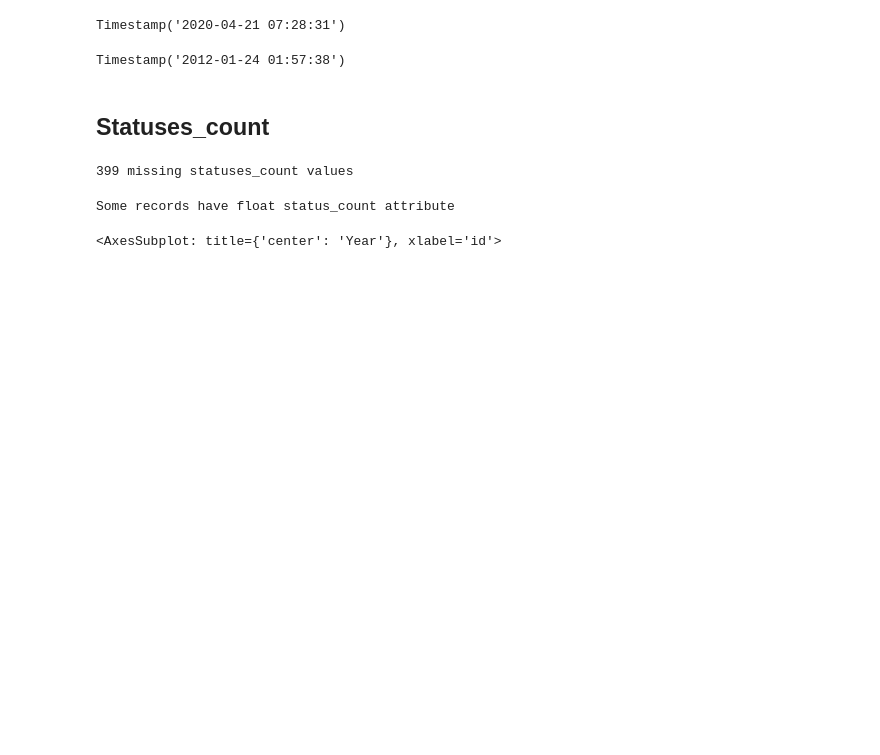
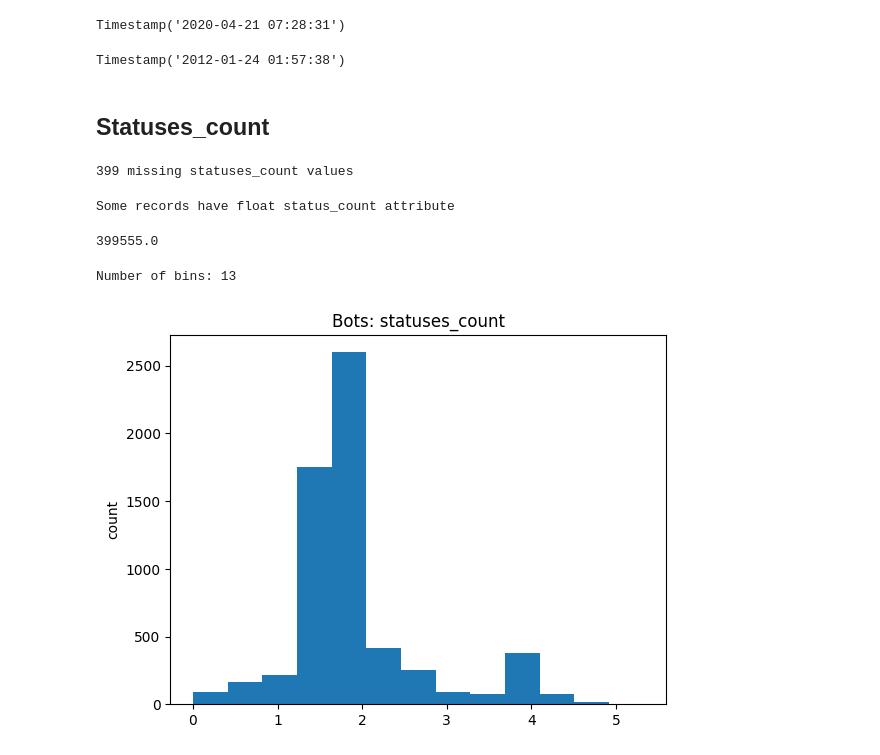
Before and after one commit to domferr/Data-Mining, a Jupyter notebook: Data Understanding.ipynb, the cells around one changed output. Saved outputs shown, nothing was run; the diff lists cells and outputs as text; code cells hidden in the pictures; blank space fills up the shorter version.

Commit message:
Users data understanding

```diff
--- a/Data Understanding.ipynb
+++ b/Data Understanding.ipynb
@@ -315,8 +315,3 @@ else:
     print("Some records have float status_count attribute")
 # %% [output]
 Some records have float status_count attribute
-# %%
-filtered_status_count = df_users[df_users.statuses_count.notna()].statuses_count.astype(int)
-filtered_status_count.plot(kind='bar', title='Year')
-# %% [output]
-<AxesSubplot: title={'center': 'Year'}, xlabel='id'>
@@ -324,0 +318,14 @@ plt.show()
+# %%
+df_users.statuses_count[df_users.statuses_count.notna()].max()
+# %% [output]
+399555.0
+# %%
+bots_log_statuses_count = pd.DataFrame(np.log10(1+bots.statuses_count[bots.statuses_count.notna()]))
+numberOfBins = int(np.log2(len(bots.statuses_count[bots.statuses_count.notna()])) + 1)
+print("Number of bins:", numberOfBins)
+bots_log_statuses_count.statuses_count.plot(kind='hist', title='Bots: statuses_count', bins=numberOfBins)
+plt.ylabel("count")
+plt.show()
+# %% [output]
+Number of bins: 13
+[figure, added]
```
Also changed, not shown: parts of 19 cells of this notebook.
